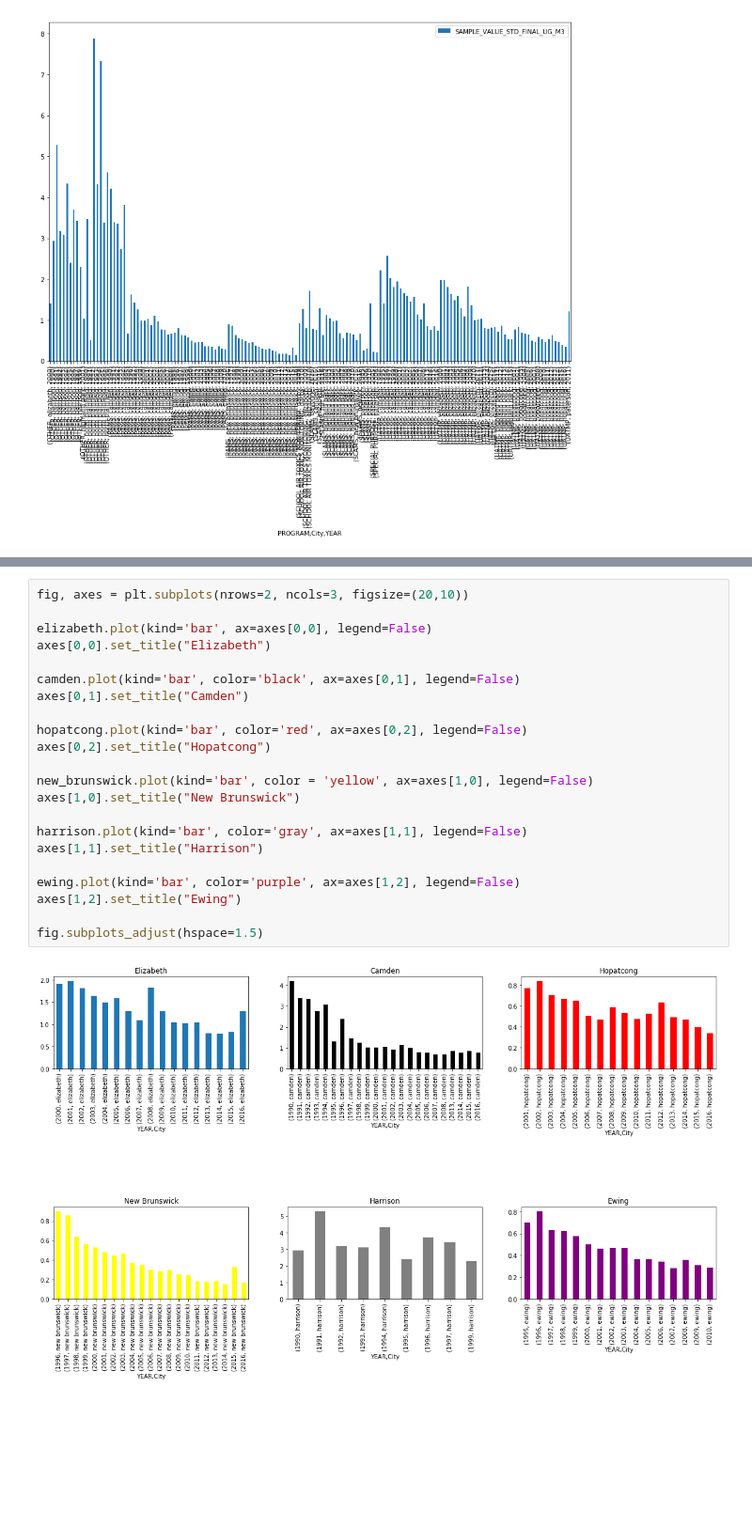
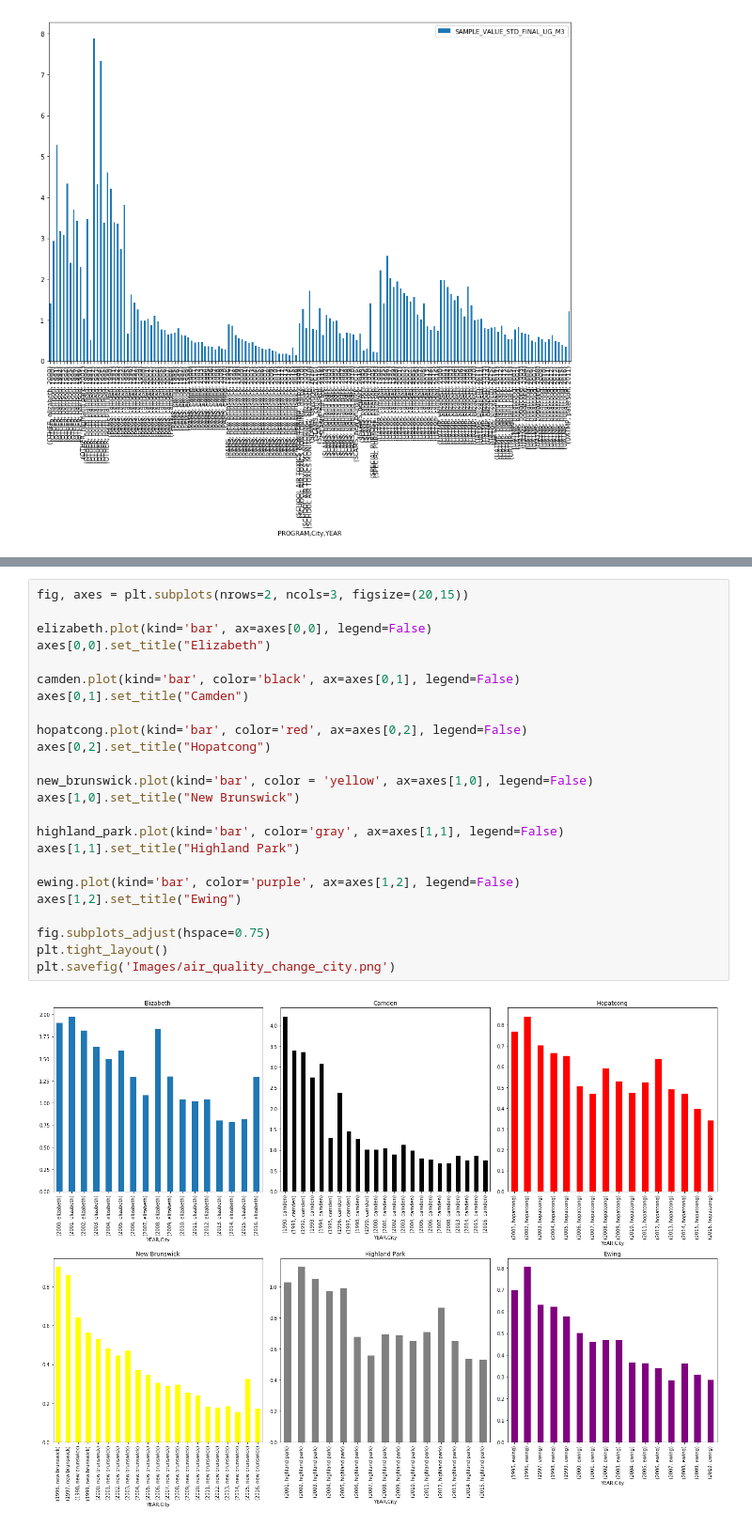
Before and after one commit to jjjjjeb/NJAir_EDA, a Jupyter notebook: Benzene Analysis.ipynb, the cells around one changed output, grey strips where cells are left out. Shown: that part at 94% size. Drawn from its saved outputs; the diff is of its cells as text; blank space fills up the shorter version.

Commit message:
plot images added

```diff
--- a/Benzene Analysis.ipynb
+++ b/Benzene Analysis.ipynb
@@ -858,24 +692,26 @@ highland_park.plot(kind='bar', color='gray')
 # %%
-fig, axes = plt.subplots(nrows=2, ncols=3, figsize=(20,10))
+fig, axes = plt.subplots(nrows=2, ncols=3, figsize=(20,15))
 
 elizabeth.plot(kind='bar', ax=axes[0,0], legend=False)
 axes[0,0].set_title("Elizabeth")
 
 camden.plot(kind='bar', color='black', ax=axes[0,1], legend=False)
 axes[0,1].set_title("Camden")
 
 hopatcong.plot(kind='bar', color='red', ax=axes[0,2], legend=False)
 axes[0,2].set_title("Hopatcong")
 
 new_brunswick.plot(kind='bar', color = 'yellow', ax=axes[1,0], legend=False)
 axes[1,0].set_title("New Brunswick")
 
-harrison.plot(kind='bar', color='gray', ax=axes[1,1], legend=False)
-axes[1,1].set_title("Harrison")
+highland_park.plot(kind='bar', color='gray', ax=axes[1,1], legend=False)
+axes[1,1].set_title("Highland Park")
 
 ewing.plot(kind='bar', color='purple', ax=axes[1,2], legend=False)
 axes[1,2].set_title("Ewing")
 
-fig.subplots_adjust(hspace=1.5)
+fig.subplots_adjust(hspace=0.75)
+plt.tight_layout()
+plt.savefig('Images/air_quality_change_city.png')
 # %% [output]
-[figure, old version]
+[figure, new version]
```
Also changed, not shown: parts of 17 cells of this notebook, 3 other files.
